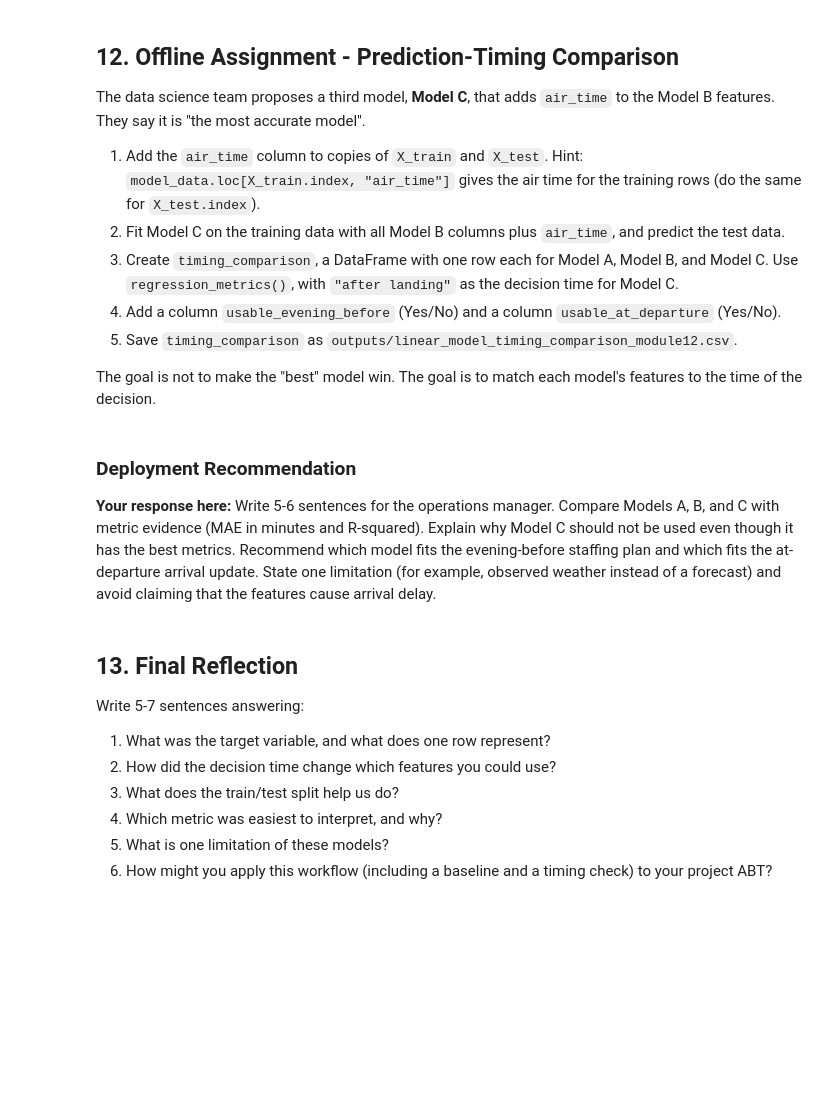
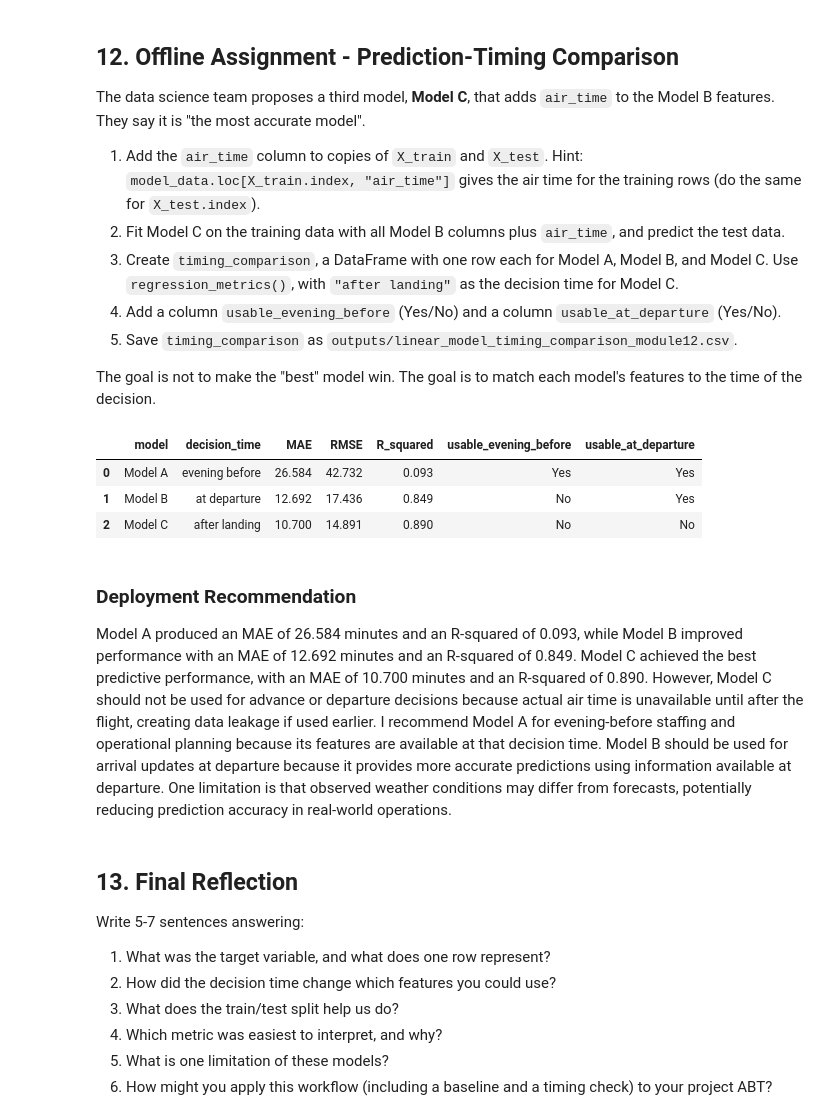
Before and after one commit to LCGillford/BAN6003-Module12-Linear-Regression-1, a Jupyter notebook: notebooks/module12_linear_regression_guided_lab.ipynb, the cells around one changed output. Saved outputs shown, nothing was run; the diff lists cells and outputs as text; code cells hidden in the pictures; blank space fills up the shorter version.

Commit message:
Complete Module 12 linear regression lab

```diff
--- a/notebooks/module12_linear_regression_guided_lab.ipynb
+++ b/notebooks/module12_linear_regression_guided_lab.ipynb
@@ -558,18 +714,56 @@ The data science team proposes a third model, **Model C**, that adds `air_time`
 
 The goal is not to make the "best" model win. The goal is to match each model's features to the time of the decision.
 # %%
-# Offline Assignment - your code here
-# Suggested sequence:
-# 1. X_train_c = X_train.copy(); X_train_c["air_time"] = model_data.loc[X_train.index, "air_time"]
-#    (do the same for X_test_c)
-# 2. landing_columns = departure_columns + ["air_time"]; fit model_c and create pred_c.
-# 3. timing_comparison = pd.DataFrame([regression_metrics(...), ...]) for Models A, B, and C.
-# 4. Add the usable_evening_before and usable_at_departure columns.
-# 5. Save timing_comparison with output_dir / "linear_model_timing_comparison_module12.csv".
+# Offline Assignment - Prediction-Timing Comparison
+
+X_train_c = X_train.copy()
+X_test_c = X_test.copy()
+
+X_train_c["air_time"] = model_data.loc[X_train.index, "air_time"]
+X_test_c["air_time"] = model_data.loc[X_test.index, "air_time"]
+
+landing_columns = departure_columns + ["air_time"]
+
+model_c = LinearRegression()
+model_c.fit(X_train_c[landing_columns], y_train)
+
+pred_c = model_c.predict(X_test_c[landing_columns])
+
+timing_comparison = pd.DataFrame([
+    regression_metrics(
+        "Model A", "evening before", y_test, pred_a
+    ),
+    regression_metrics(
+        "Model B", "at departure", y_test, pred_b
+    ),
+    regression_metrics(
+        "Model C", "after landing", y_test, pred_c
+    )
+])
+
+timing_comparison["usable_evening_before"] = [
+    "Yes", "No", "No"
+]
+
+timing_comparison["usable_at_departure"] = [
+    "Yes", "Yes", "No"
+]
+
+display(timing_comparison.round(3))
+
+timing_comparison.to_csv(
+    output_dir / "linear_model_timing_comparison_module12.csv",
+    index=False
+)
+# %% [output]
+|  | model | decision_time | MAE | RMSE | R_squared | usable_evening_before | usable_at_departure |
+| 0 | Model A | evening before | 26.584 | 42.732 | 0.093 | Yes | Yes |
+| 1 | Model B | at departure | 12.692 | 17.436 | 0.849 | No | Yes |
+| 2 | Model C | after landing | 10.700 | 14.891 | 0.890 | No | No |
 # %% [markdown]
 ### Deployment Recommendation
 
-**Your response here:** Write 5-6 sentences for the operations manager. Compare Models A, B, and C with metric evidence (MAE in minutes and R-squared). Explain why Model C should not be used even though it has the best metrics. Recommend which model fits the evening-before staffing plan and which fits the at-departure arrival update. State one limitation (for example, observed weather instead of a forecast) and avoid claiming that the features cause arrival delay.
+Model A produced an MAE of 26.584 minutes and an R-squared of 0.093, while Model B improved performance with an MAE of 12.692 minutes and an R-squared of 0.849. Model C achieved the best predictive performance, with an MAE of 10.700 minutes and an R-squared of 0.890. However, Model C should not be used for advance or departure decisions because actual air time is unavailable until after the flight, creating data leakage if used earlier. I recommend Model A for evening-before staffing and operational planning because its features are available at that decision time. Model B should be used for arrival updates at departure because it provides more accurate predictions using information available at departure. One limitation is that observed weather conditions may differ from forecasts, potentially reducing prediction accuracy in real-world operations.
 # %% [markdown]
 ## 13. Final Reflection
 
```
Also changed, not shown: parts of 24 cells of this notebook, 3 other files.
